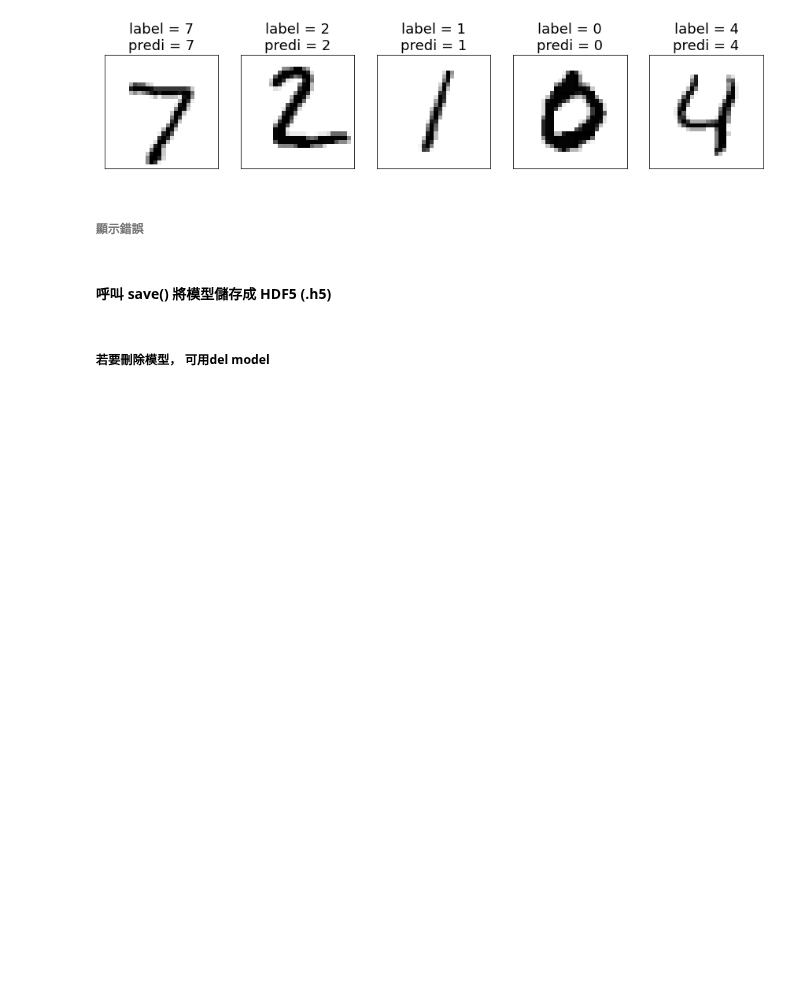
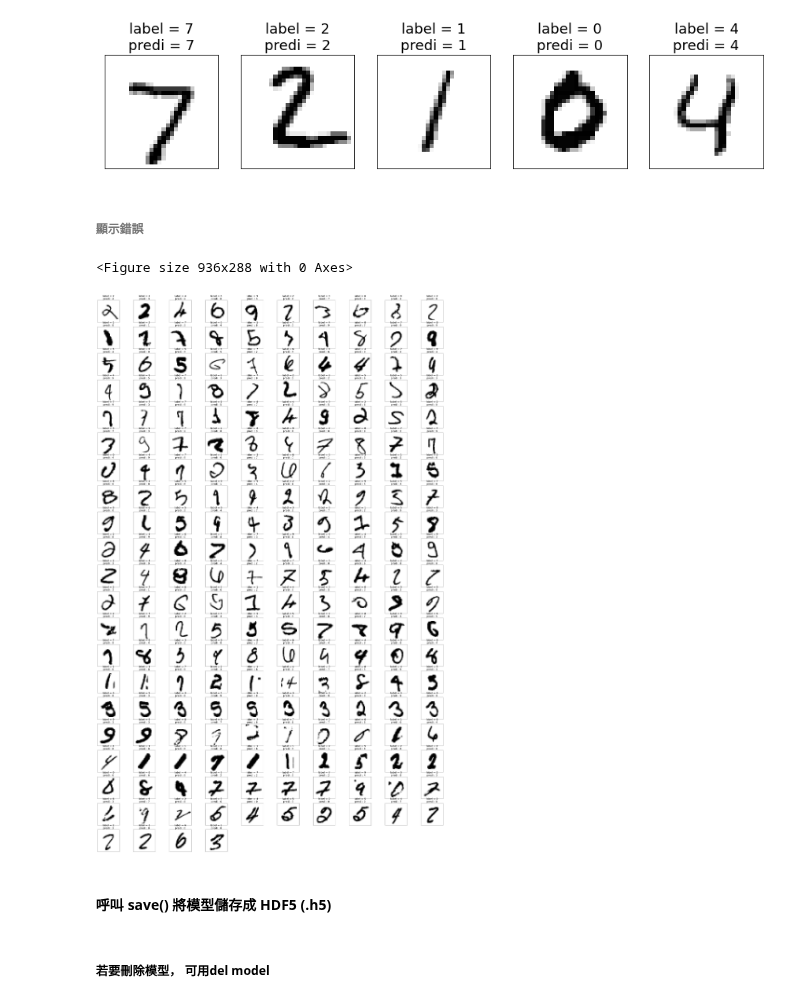
Before and after one commit to Whaleman0423/-Python-book-practice, a Jupyter notebook: tfKs_ch1_初探Keras20211020.ipynb, the cells around one changed output. Cells and saved outputs as stored; diff of their text form; code cells hidden in the pictures; blank space fills up the shorter version.

```diff
--- a/tfKs_ch1_初探Keras20211020.ipynb
+++ b/tfKs_ch1_初探Keras20211020.ipynb
@@ -258,20 +262,23 @@ plt.show()
 # %%
 predict = model.predict(x_test)
 predict = np.argmax(predict,axis=1)
 
 errors = []
 for i in range(10000):
   if predict[i] != test_labels[i]:
     errors.append(i)
 plt.gcf().set_size_inches(13, 4)
 plt.figure(figsize=(50,80))
 
 for i in range(len(errors)):
-  ax = plt.subplot(20, 10, 1+i)
+  ax = plt.subplot(21, 10, 1+i)
   ax.imshow(test_images[errors[i]], cmap="binary")
   ax.set_title("label = " +str(test_labels[errors[i]]) + "\npredi : " + str(predict[errors[i]]), fontsize=20)
   ax.set_xticks([]); ax.set_yticks([])
 plt.show()
+# %% [output]
+<Figure size 936x288 with 0 Axes>
+[figure, added]
 # %% [markdown]
 #### 呼叫 save() 將模型儲存成 HDF5 (.h5)
 # %%
```
Also changed, not shown: parts of 17 cells of this notebook.
